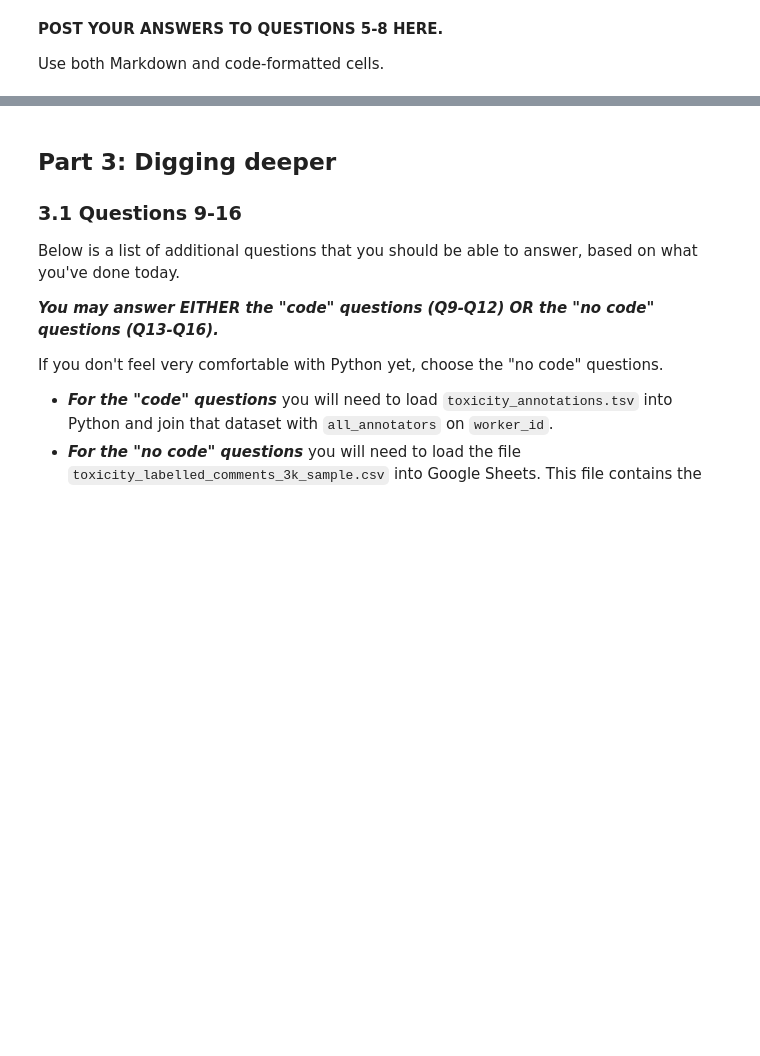
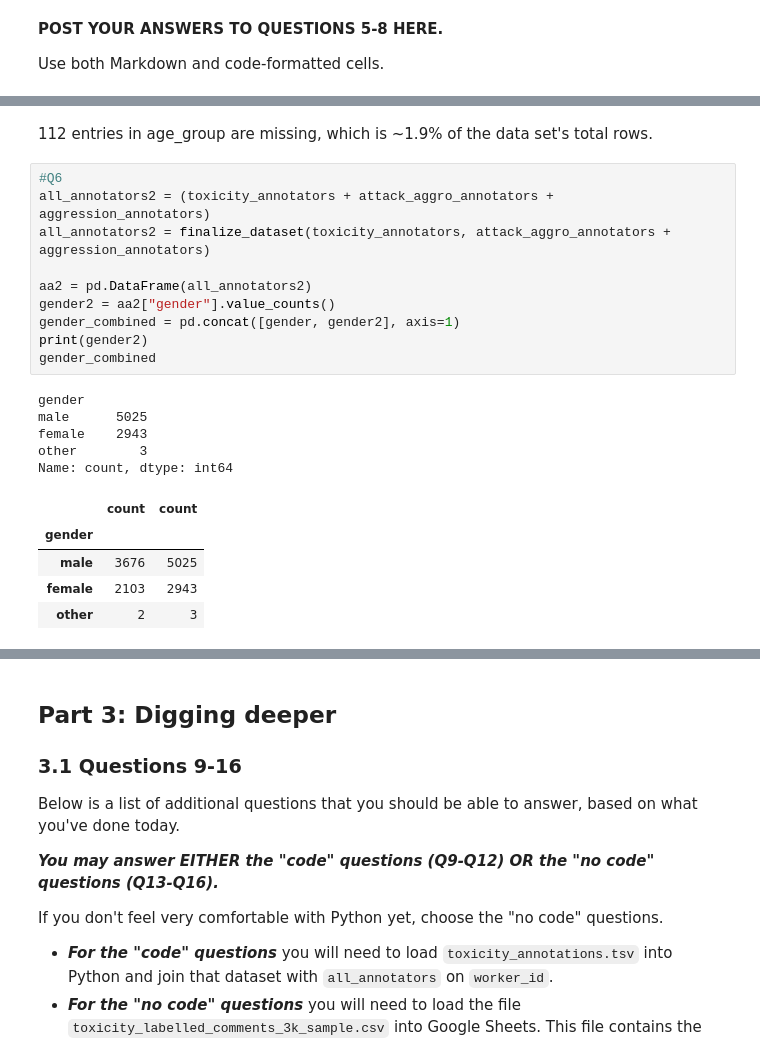
Before and after one commit to chyu05/hcde-410, a Jupyter notebook: A2/hcde410-a2.ipynb, the cells around one changed output, grey strips where cells are left out. Saved outputs shown, nothing was run; the diff lists cells and outputs as text; blank space fills up the shorter version.

```diff
--- a/A2/hcde410-a2.ipynb
+++ b/A2/hcde410-a2.ipynb
@@ -501,0 +532,23 @@ Use both Markdown and code-formatted cells.
+# %% [markdown]
+112 entries in age_group are missing, which is ~1.9% of the data set's total rows.
+# %%
+#Q6
+all_annotators2 = (toxicity_annotators + attack_aggro_annotators + aggression_annotators)
+all_annotators2 = finalize_dataset(toxicity_annotators, attack_aggro_annotators + aggression_annotators)
+
+aa2 = pd.DataFrame(all_annotators2)
+gender2 = aa2["gender"].value_counts()
+gender_combined = pd.concat([gender, gender2], axis=1)
+print(gender2)
+gender_combined
+# %% [output]
+gender
+male      5025
+female    2943
+other        3
+Name: count, dtype: int64
+|  | count | count |
+| gender |  |  |
+| male | 3676 | 5025 |
+| female | 2103 | 2943 |
+| other | 2 | 3 |
```
Also changed, not shown: parts of 10 cells of this notebook.
